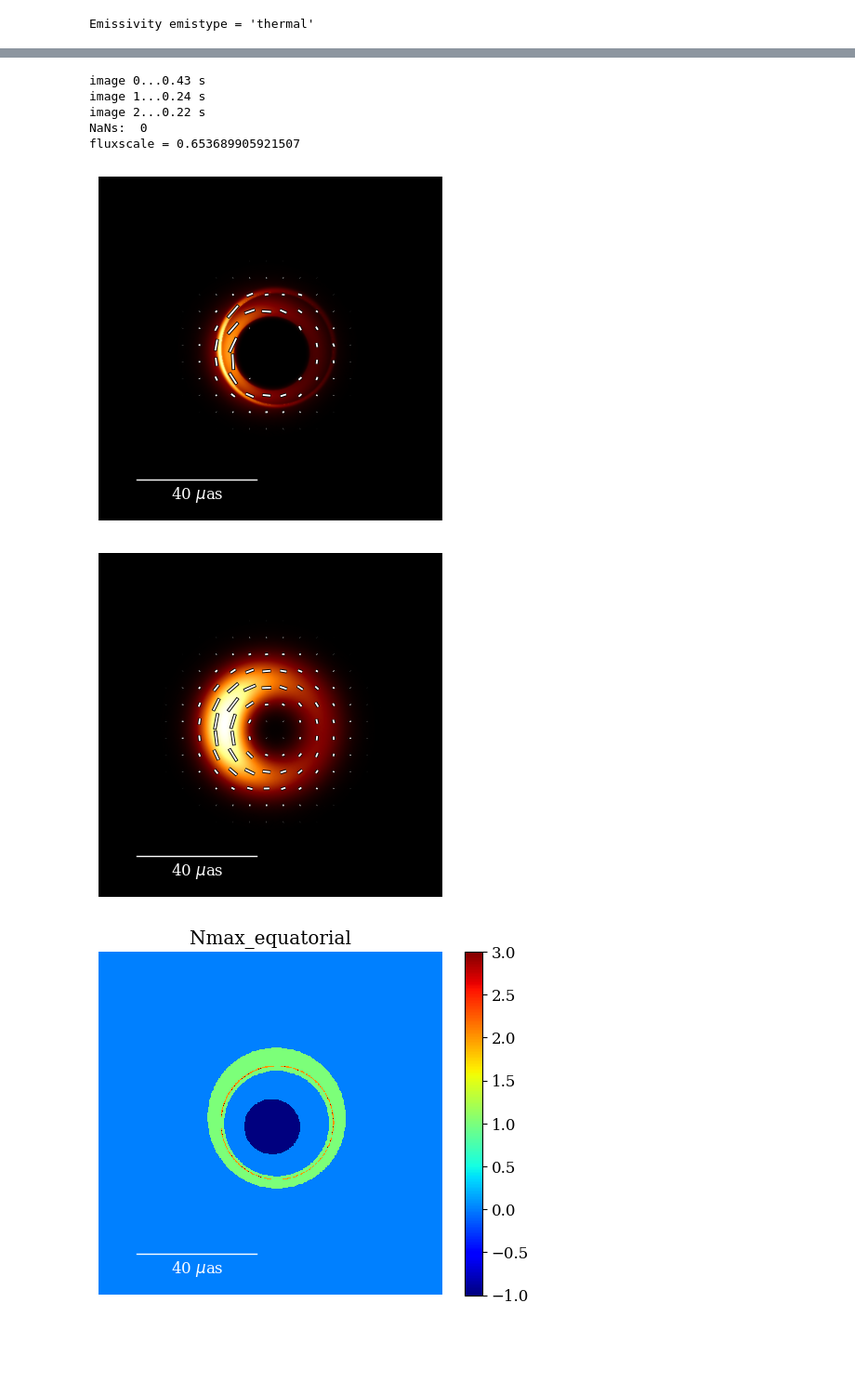
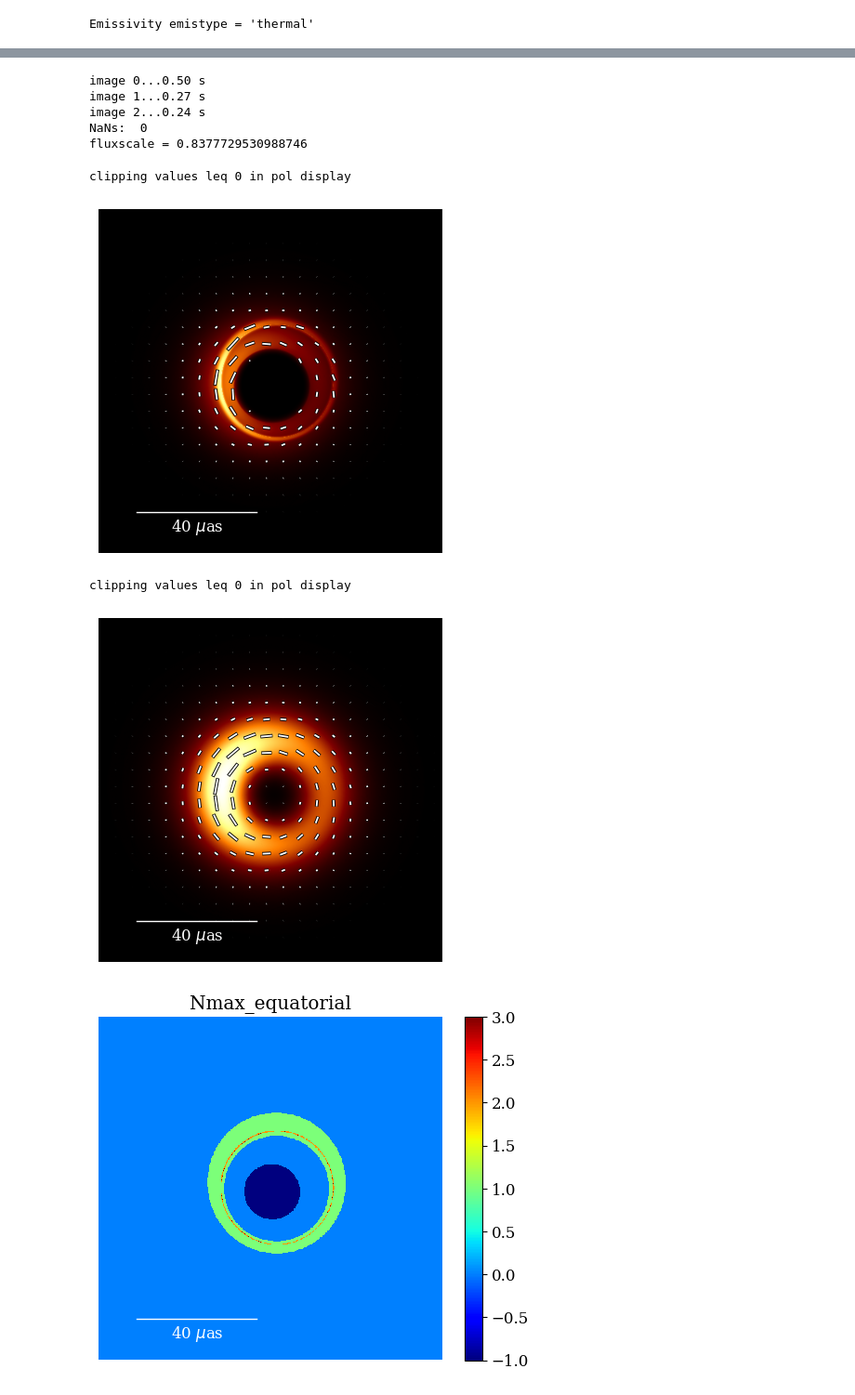
Before and after one commit to achael/kgeo, a Jupyter notebook: notebooks/equatorial_generate_images.ipynb, the cells around one changed output, grey strips where cells are left out. Shown at 93% size. Saved outputs shown, nothing was run; the diff lists cells and outputs as text; code cells hidden in the pictures; blank space fills up the shorter version.

```diff
--- a/notebooks/equatorial_generate_images.ipynb
+++ b/notebooks/equatorial_generate_images.ipynb
@@ -8,7 +15,6 @@ from kgeo.bfields import Bfield
 from kgeo.velocities import Velocity
 #from kgeo.emissivities import Emissivity
 import importlib, kgeo.emissivities as em
-importlib.reload(em)
 from kgeo.emissivities import Emissivity
 import os
 
@@ -16,6 +22,10 @@ import os
 label='test'
 save_image = True
 display_image = True
+base_dir = "/Users/kaylacarmical/Documents/JP1/Code/kgeo"
+save_dir = os.path.join(base_dir, "Images")
+
+os.makedirs(save_dir, exist_ok=True)
 
 # source and image parameters
 source = 'M87'
@@ -32,13 +42,13 @@ f1 = 1            # scaling factor for n=1 flux
 f2 = 1            # scaling factor for n>=2 flux
 nmax = 2          # maximum subring number
 rotation = 0 #-90*eh.DEGREE  # rotation angle, for m87 prograde=90,retrograde=-90 (used in display only)
-polarization = True      # make polarized image or not
+polarization = True     # make polarized image or not
 pathlength = True        # include disk pathlength factor or not
 specind = 1              # spectral index
 nu_obs = 230.e9          # frequency
 bfield_model = True      # input bfield model into emissivities model
 p_val = 1.0
-n_I = -1.5
+n_I = 1.5
 
 # bh and observer parameters
 th_o = 163*np.pi/180.  # inclination angle, does not work for th0=0 exactly!
@@ -68,7 +78,7 @@ velocity = Velocity('subkep', retrograde=False, fac_subkep=0.7)
 #emissivity = Emissivity("ring", r_ring=6, sigma=0.3, emiscut_in=5.5, emiscut_out=6.5)
 #emissivity = Emissivity("glm", sigma=0.5, gamma_off=-1)
 #emissivity = Emissivity("bpl", p1=-2.0, p2=-0.5)
-emissivity = Emissivity('thermal', R0=5.0, ne0=1e5, Te0=5e10, B0=10, alpha_n=1.0, alpha_T=1.0, alpha_B=1.0, bfield_model = True, p_val = p_val, n_I = n_I)
+emissivity = Emissivity('thermal', R0=5.0, ne0=1e4, Te0=1.e11, B0=10, alpha_n=1.5, alpha_T=0.7, alpha_B=1.0, bfield_model = True)
 # %% [output]
 Emissivity emistype = 'thermal'
 # %%
@@ -450,46 +490,47 @@ im = eh.image.Image(imarr*fluxscale, psize_rad, ra, dec, rf=nu_obs)
 
 if polarization:
     im.add_qu(imarr_Q*fluxscale, imarr_U*fluxscale)
-
-im.source = source
-if save_image: im.save_fits('./m87_model_%s.fits'%label)
 # %% [output]
-image 0...0.43 s
-image 1...0.24 s
-image 2...0.22 s
+image 0...0.50 s
+image 1...0.27 s
+image 2...0.24 s
 NaNs:  0
-fluxscale = 0.653689905921507
+fluxscale = 0.8377729530988746
+# %%
+with open(csv_filename, mode="a", newline="") as f:
+    writer = csv.writer(f)
+    writer.writerow([p_val, n_I, fluxscale, emissivity.ne0])
 # %%
-base_dir = "/Users/kaylacarmical/Documents/JP1/Code/kgeo"
-save_dirp = os.path.join(base_dir, "Images", "pspace_Images")
-save_dirn = os.path.join(base_dir, "Images", "nspace_Images")
-os.makedirs(save_dirp, exist_ok=True)
-os.makedirs(save_dirn, exist_ok=True)
+im.source = source
+if polarization:
+    if save_image: im.save_fits(os.path.join(save_dir, f"m87_model_pval{p_val}_n{n_I}_polar.fits"))
+else:
+    if save_image: im.save_fits(os.path.join(save_dir, f"m87_model_pval{p_val}_n{n_I}.fits"))
 
 if display_image:
     im_rotate = im.rotate(rotation).display(
                  cbar_unit=['Tb'],has_cbar=False,label_type='scale',has_title=False,
                  plotp=polarization,pcut=.001,scale_ticks=True,nvec=20)
     if save_image:
-        save_pathp = os.path.join(save_dirp, f"m87_model_pval_{p_val}_n{n_I}.png")
-        im_rotate.savefig(save_pathp)
-
-        save_pathn = os.path.join(save_dirn, f"m87_model_nval_{n_I}_p{p_val}.png")
-        im_rotate.savefig(save_pathn)
+        if polarization:
+            im_rotate.savefig(os.path.join(save_dir, f"m87_model_pval{p_val}_n{n_I}_polar.png"))
+        else:
+            im_rotate.savefig(os.path.join(save_dir, f"m87_model_pval{p_val}_n{n_I}.png"))
 
     im_blur = im.blur_circ(10*eh.RADPERUAS,10*eh.RADPERUAS).rotate(rotation).display(
                  cbar_unit=['Tb'],has_cbar=False,label_type='scale',has_title=False,
                  plotp=polarization,pcut=.001,scale_ticks=True,nvec=20)
 
     if save_image:
-        save_path_blurp = os.path.join(save_dirp, f"m87_model_pval_{p_val}_n{n_I}_blur.png")
-        im_blur.savefig(save_path_blurp)
-
-        save_path_blurn = os.path.join(save_dirn, f"m87_model_nval_{n_I}_p{p_val}_blur.png")
-        im_blur.savefig(save_path_blurn)
+        if polarization:
+            im_blur.savefig(os.path.join(save_dir, f"m87_model_pval{p_val}_n{n_I}_blur_polar.png"))
+        else:
+            im_blur.savefig(os.path.join(save_dir, f"m87_model_pval{p_val}_n{n_I}_blur.png"))
 # %% [output]
+clipping values leq 0 in pol display
-[figure, old version]
+[figure, new version]
+clipping values leq 0 in pol display
-[figure, old version]
+[figure, new version]
 # %%
 # make a image of the subring number and save
 narr = np.flipud(outarr_n.reshape(npix,npix))   # number of equatorial crossings
```
Also changed, not shown: parts of 12 cells of this notebook.
